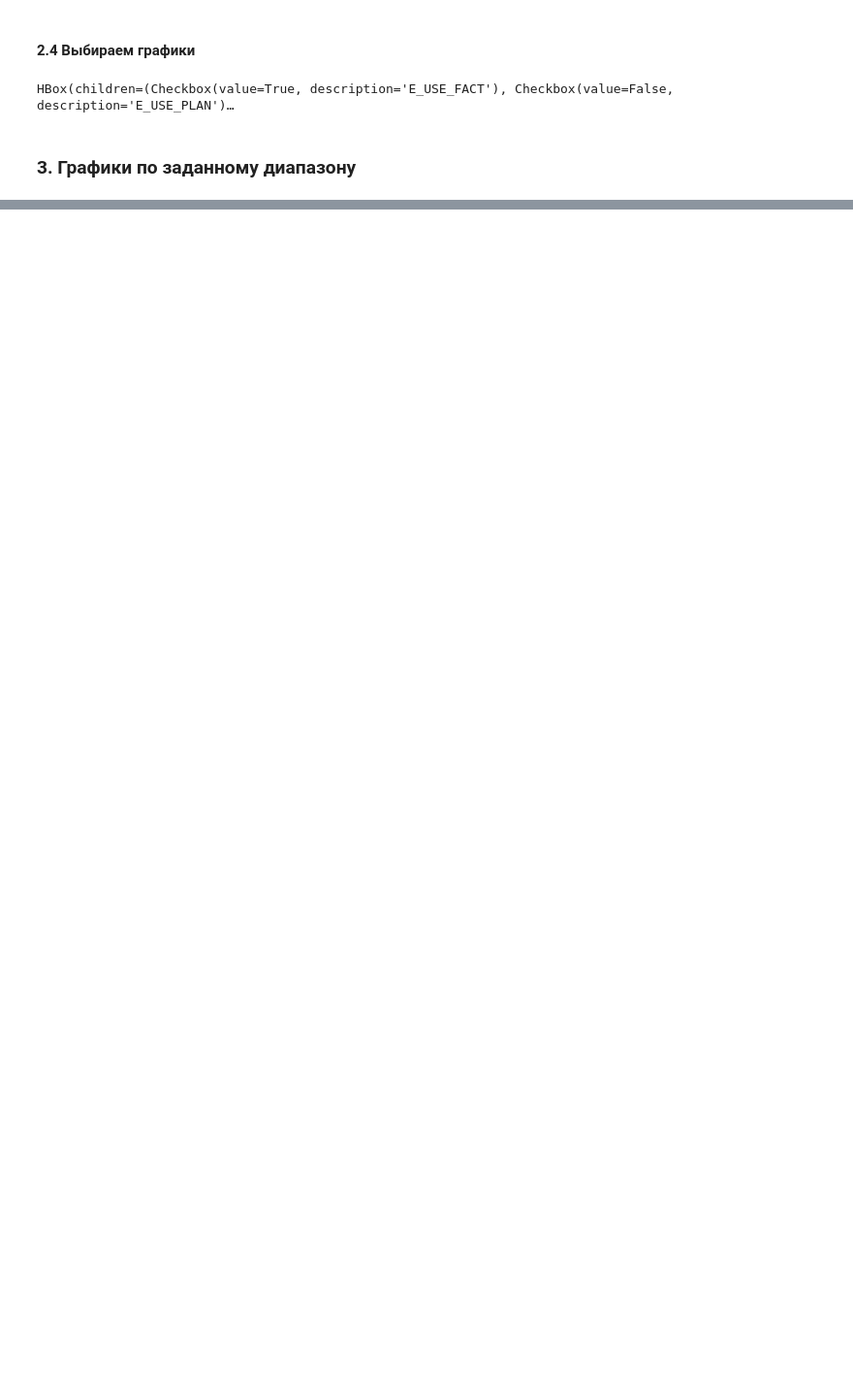
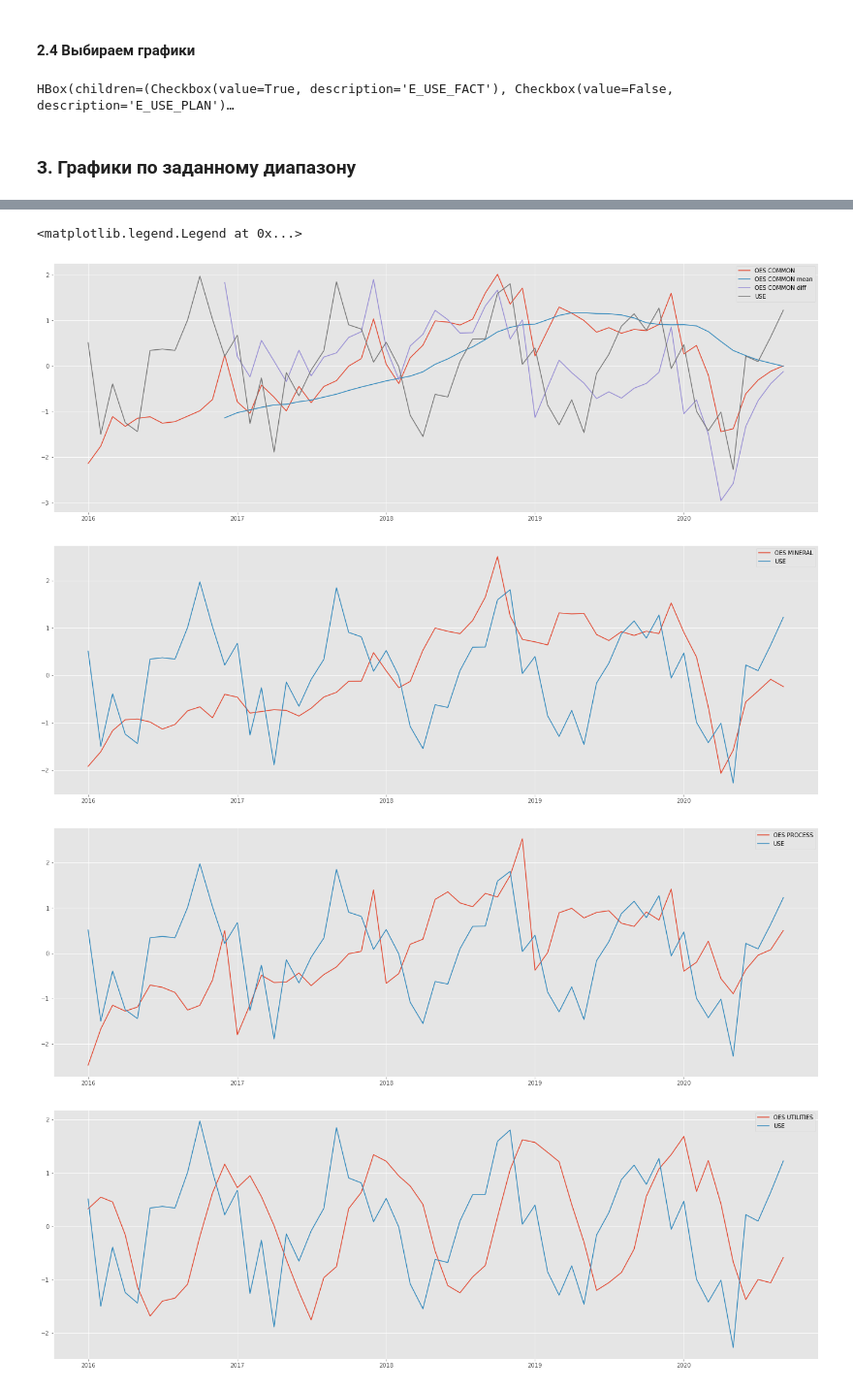
Before and after one commit to akhmetovcr/inn_btg_final, a Jupyter notebook: test_algorithm.ipynb, the cells around one changed output, grey strips where cells are left out. Shown at 97% size. Cells and saved outputs as stored; diff of their text form; code cells hidden in the pictures; blank space fills up the shorter version.

```diff
--- a/test_algorithm.ipynb
+++ b/test_algorithm.ipynb
@@ -312,0 +292,35 @@ plt.show()
+# %%
+def standardize(y):
+    """ Стандартизация значений """
+    return (y - y.mean()) / y.std()
+
+from industry_volume_data import URAL_SYS_INDUSTRY_VOLUME as oes_ural
+
+# Общее
+plt.figure()
+plt.plot(standardize(oes_ural['COMMON']), label='OES COMMON')
+plt.plot(standardize(oes_ural['COMMON']).rolling(window=12).mean(), label='OES COMMON mean')
+plt.plot(standardize(oes_ural['COMMON'] - oes_ural['COMMON'].rolling(window=12).mean()), label='OES COMMON diff')
+plt.plot(standardize(df_month['E_USE_FACT']), label='USE')
+plt.legend()
+# Добыча полезных ископаемых
+plt.figure()
+plt.plot(standardize(oes_ural['MINERAL']), label='OES MINERAL')
+plt.plot(standardize(df_month['E_USE_FACT']), label='USE')
+plt.legend()
+# Обработка ?
+plt.figure()
+plt.plot(standardize(oes_ural['PROCESS']), label='OES PROCESS')
+plt.plot(standardize(df_month['E_USE_FACT']), label='USE')
+plt.legend()
+# Производство
+plt.figure()
+plt.plot(standardize(oes_ural['UTILITIES']), label='OES UTILITIES')
+plt.plot(standardize(df_month['E_USE_FACT']), label='USE')
+plt.legend()
+# %% [output]
+<matplotlib.legend.Legend at 0x...>
+[figure, added]
+[figure, added]
+[figure, added]
+[figure, added]
```
Also changed, not shown: parts of 12 cells of this notebook, 1 other file.
